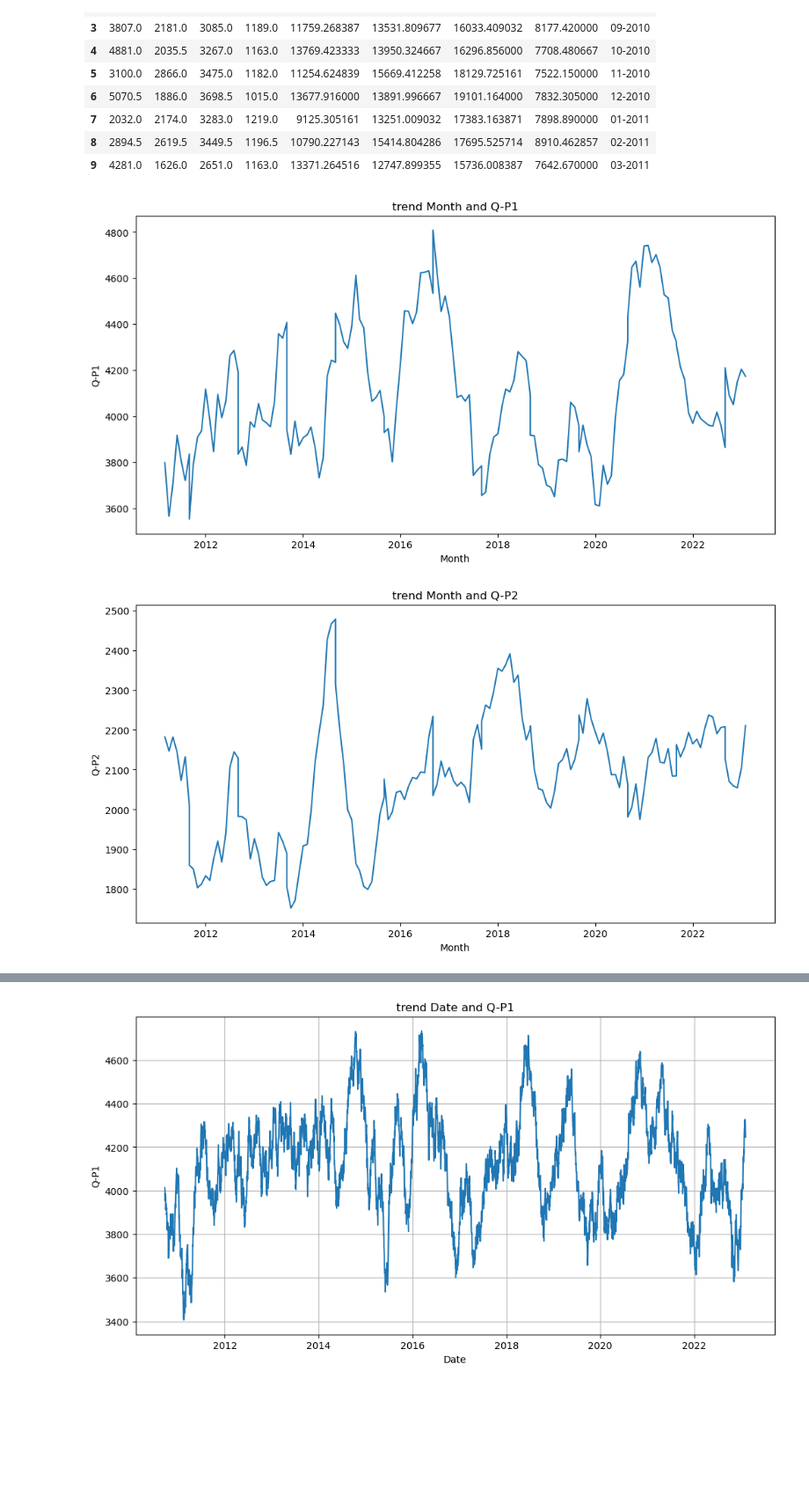
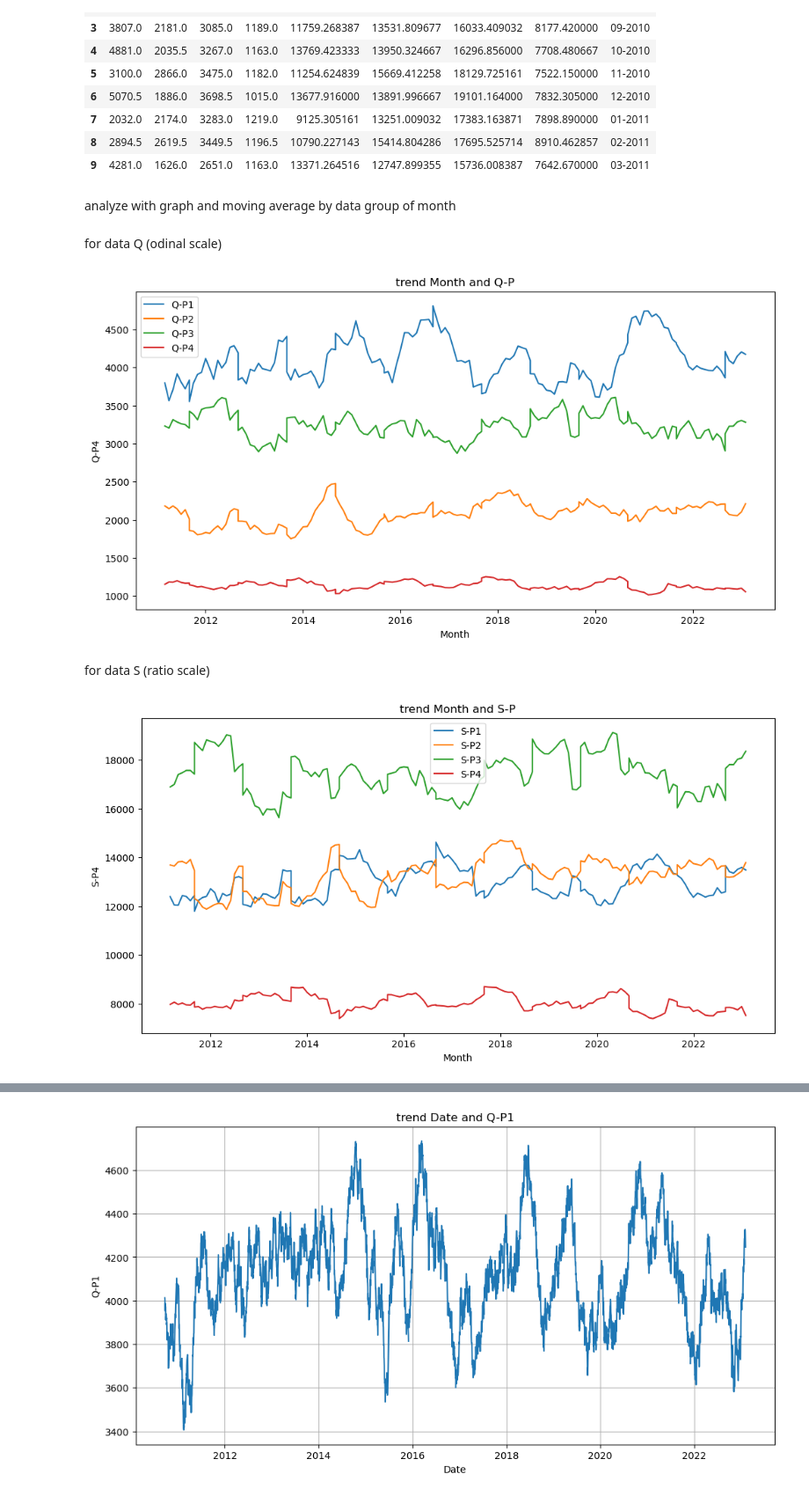
Before and after one commit to lLab-sy/jupyter-test, a Jupyter notebook: Examle-Project/code.ipynb, the cells around one changed output, grey strips where cells are left out. Shown at 88% size. Saved outputs shown, nothing was run; the diff lists cells and outputs as text; code cells hidden in the pictures; blank space fills up the shorter version.

```diff
--- a/Examle-Project/code.ipynb
+++ b/Examle-Project/code.ipynb
@@ -80,20 +94,37 @@ data1.head(10)
 | 7 | 2032.0 | 2174.0 | 3283.0 | 1219.0 | 9125.305161 | 13251.009032 | 17383.163871 | 7898.890000 | 01-2011 |
 | 8 | 2894.5 | 2619.5 | 3449.5 | 1196.5 | 10790.227143 | 15414.804286 | 17695.525714 | 8910.462857 | 02-2011 |
 | 9 | 4281.0 | 1626.0 | 2651.0 | 1163.0 | 13371.264516 | 12747.899355 | 15736.008387 | 7642.670000 | 03-2011 |
+# %% [markdown]
+analyze with graph and moving average by data group of month
+# %% [markdown]
+for data Q (odinal scale)
+# %%
+sample = data1
+plt.figure(figsize=(12, 6))
+for col in data1.columns[:-5]:
+    moving_average = sample[col].rolling(window=10).mean()
+    plt.plot(pd.to_datetime(sample['Month'], format='%m-%Y', errors='coerce'), moving_average, label=col)
+
+plt.xlabel('Month')
+plt.ylabel(col)
+plt.title('trend Month and ' + "Q-P")
+plt.legend()
+plt.show()
+# %% [output]
+[figure, added]
+# %% [markdown]
+for data S (ratio scale)
 # %%
 sample = data1
-for col in data1.columns[:-1]:
-    plt.figure(figsize=(12, 6))
+plt.figure(figsize=(12, 6))
+for col in data1.columns[-5:-1]:
+    moving_average = sample[col].rolling(window=10).mean()
+    plt.plot(pd.to_datetime(sample['Month'], format='%m-%Y', errors='coerce'), moving_average, label=col)
 
-    moving_average = sample[col].rolling(window=10).mean()
-    plt.plot(pd.to_datetime(sample['Month'], format='%m-%Y', errors='coerce'), moving_average)
-    # Add labels and title
-    plt.xlabel('Month')
-    plt.ylabel(col)
-    plt.title('trend Month and ' + col)
-
-    # Show the plot
-    plt.show()
+plt.xlabel('Month')
+plt.ylabel(col)
+plt.title('trend Month and ' + "S-P")
+plt.legend()
+plt.show()
 # %% [output]
-[figure, old version]
+[figure, new version]
-[figure, removed]
```
Also changed, not shown: parts of 8 cells of this notebook, 1 other file.
